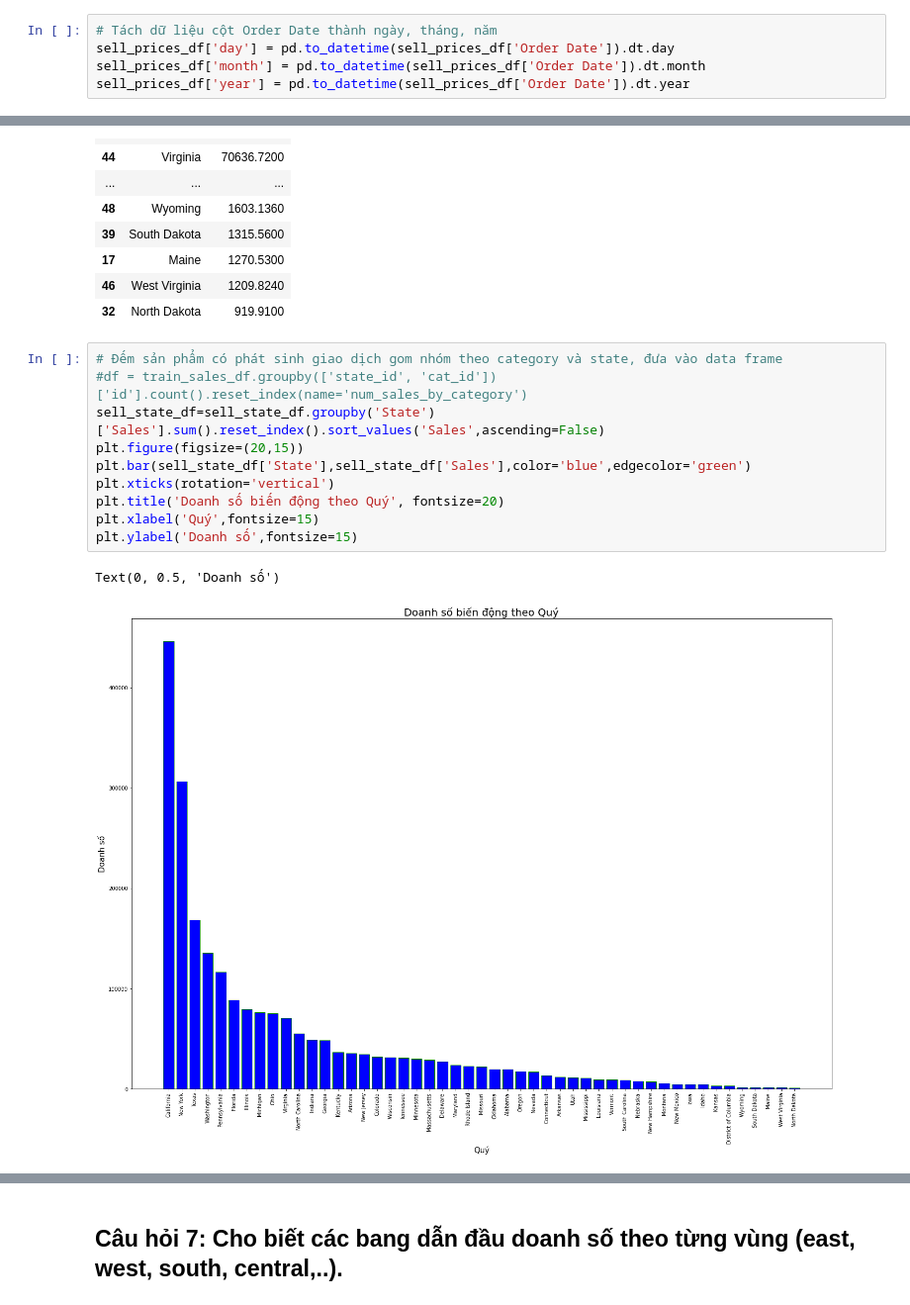
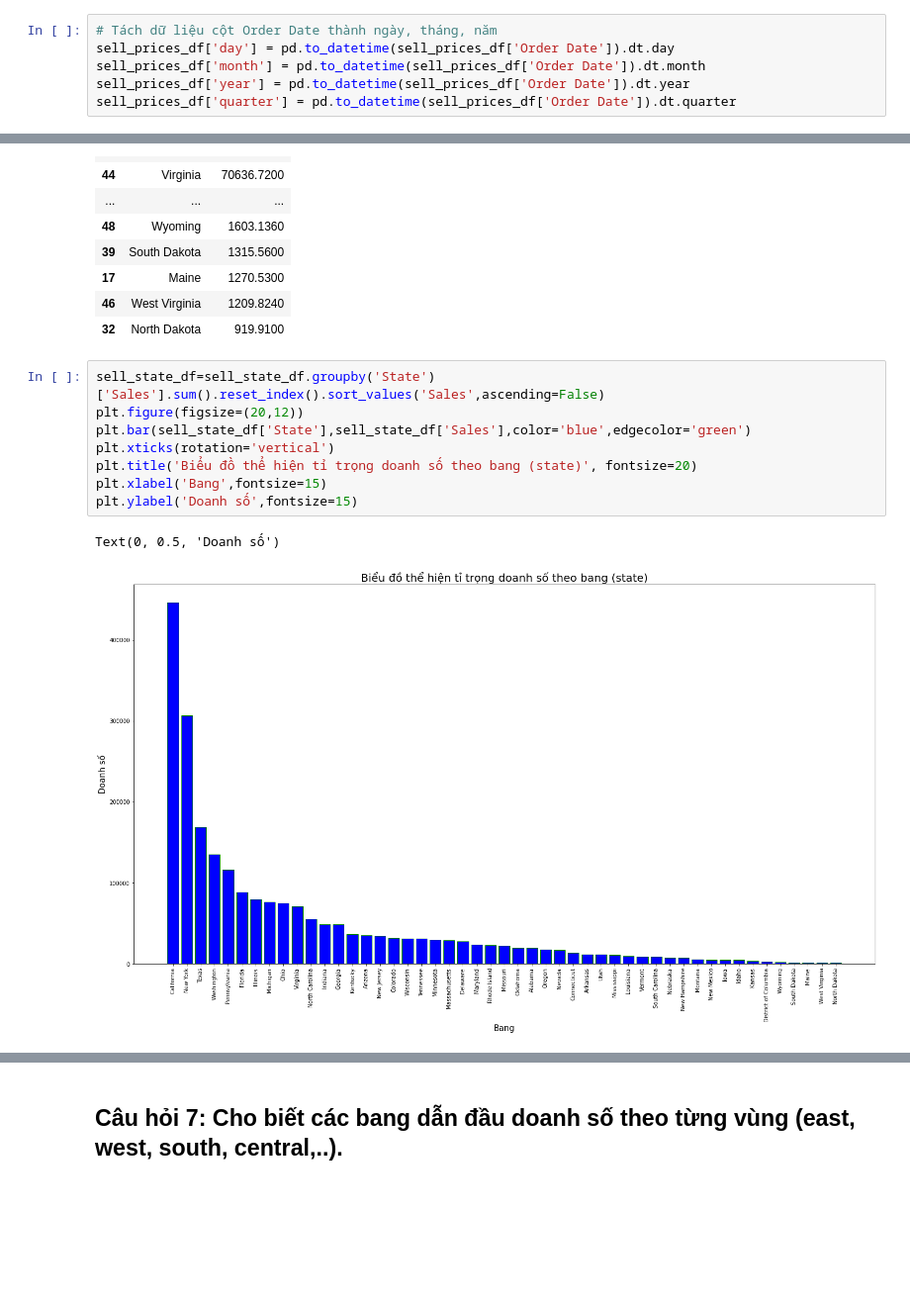
Before and after one commit to ngotancuong/mse.python, a Jupyter notebook: Baitap04.ipynb, the cells around one changed output, grey strips where cells are left out. Shown at 99% size. Cells and saved outputs as stored; diff of their text form; blank space fills up the shorter version.

```diff
--- a/Baitap04.ipynb
+++ b/Baitap04.ipynb
@@ -100,6 +100,7 @@ sell_prices_df[sell_prices_df.duplicated()]
 sell_prices_df['day'] = pd.to_datetime(sell_prices_df['Order Date']).dt.day
 sell_prices_df['month'] = pd.to_datetime(sell_prices_df['Order Date']).dt.month
 sell_prices_df['year'] = pd.to_datetime(sell_prices_df['Order Date']).dt.year
+sell_prices_df['quarter'] = pd.to_datetime(sell_prices_df['Order Date']).dt.quarter
 # %%
 # Tính tổng doanh số theo tháng
 totalsalesofmonth = sell_prices_df.groupby(['month']).sum().sort_values("month",ascending=False)
@@ -265,15 +264,13 @@ sell_state_df.sort_values('Sales',ascending=False)
 | 46 | West Virginia | 1209.8240 |
 | 32 | North Dakota | 919.9100 |
 # %%
-# Đếm sản phẩm có phát sinh giao dịch gom nhóm theo category và state, đưa vào data frame
-#df = train_sales_df.groupby(['state_id', 'cat_id'])['id'].count().reset_index(name='num_sales_by_category')
 sell_state_df=sell_state_df.groupby('State')['Sales'].sum().reset_index().sort_values('Sales',ascending=False)
-plt.figure(figsize=(20,15))
+plt.figure(figsize=(20,12))
 plt.bar(sell_state_df['State'],sell_state_df['Sales'],color='blue',edgecolor='green')
 plt.xticks(rotation='vertical')
-plt.title('Doanh số biến động theo Quý', fontsize=20)
-plt.xlabel('Quý',fontsize=15)
+plt.title('Biểu đồ thể hiện tỉ trọng doanh số theo bang (state)', fontsize=20)
+plt.xlabel('Bang',fontsize=15)
 plt.ylabel('Doanh số',fontsize=15)
 # %% [output]
 Text(0, 0.5, 'Doanh số')
-[figure, old version]
+[figure, new version]
```
Also changed, not shown: parts of 13 cells of this notebook.
